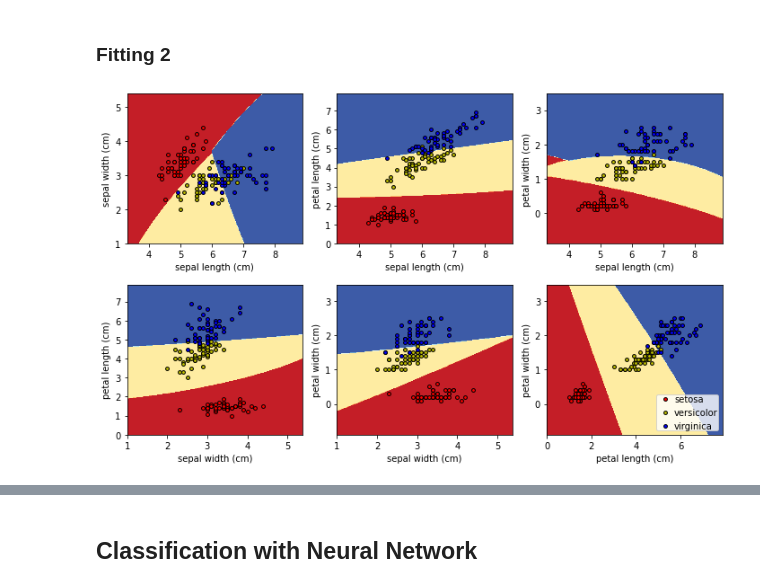
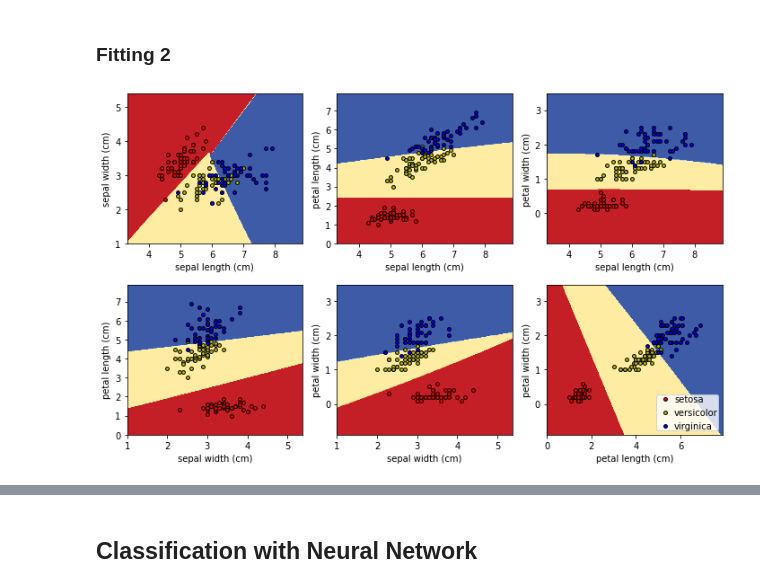
Before and after one commit to Davideee/schleuniger-ml, a Jupyter notebook: SupervisedLearning-Classification.ipynb, the cells around one changed output, grey strips where cells are left out. Saved outputs shown, nothing was run; the diff lists cells and outputs as text; code cells hidden in the pictures.

```diff
--- a/SupervisedLearning-Classification.ipynb
+++ b/SupervisedLearning-Classification.ipynb
@@ -187,11 +188,11 @@ plot_decision_boundaries(rbf_svc)
 ### Fitting 2
 # %%
 ### Play-Zone ###
-gamma = 0.1
-C = 2
+gamma = 0.01
+C = 100
 ### Play-Zone ###
 
-rbf_svc = SVC(kernel='rbf', gamma=0.1, C=2)
+rbf_svc = SVC(kernel='rbf', gamma=gamma, C=C)
 plot_decision_boundaries(rbf_svc)
 # %% [output]
-[figure, old version]
+[figure, new version]
```
Also changed, not shown: parts of 3 cells of this notebook.
